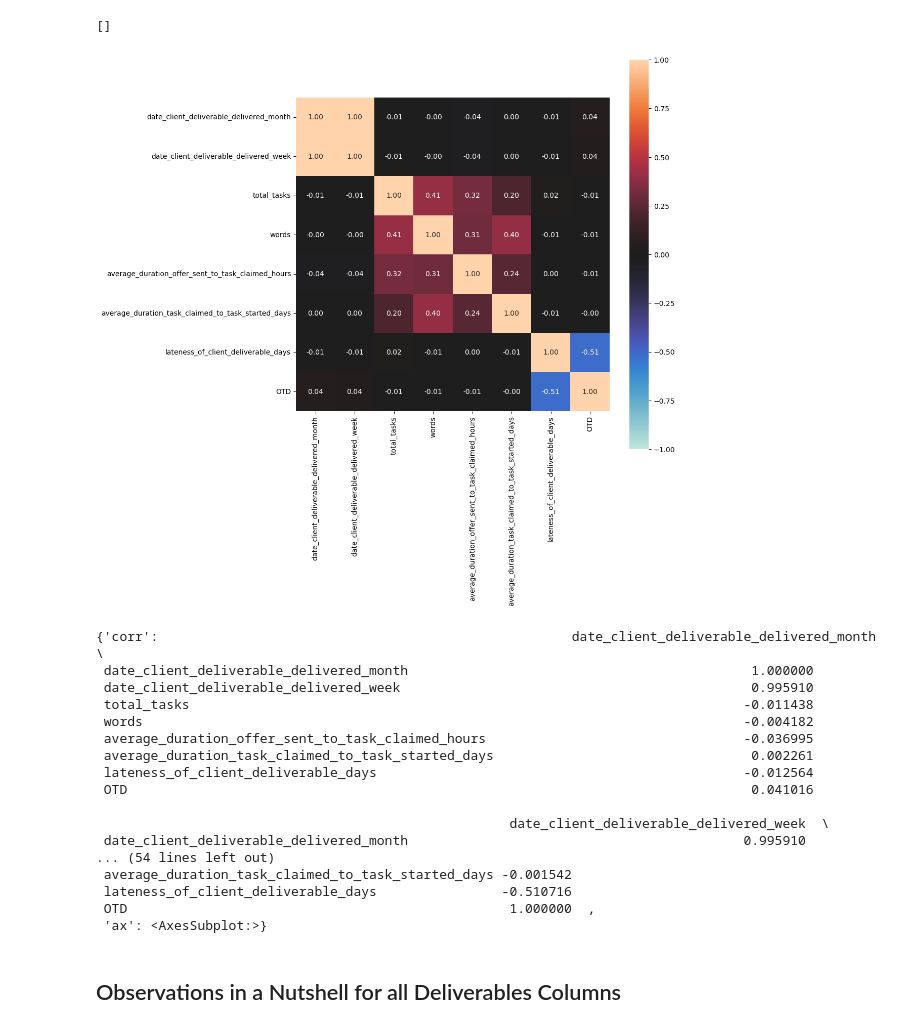
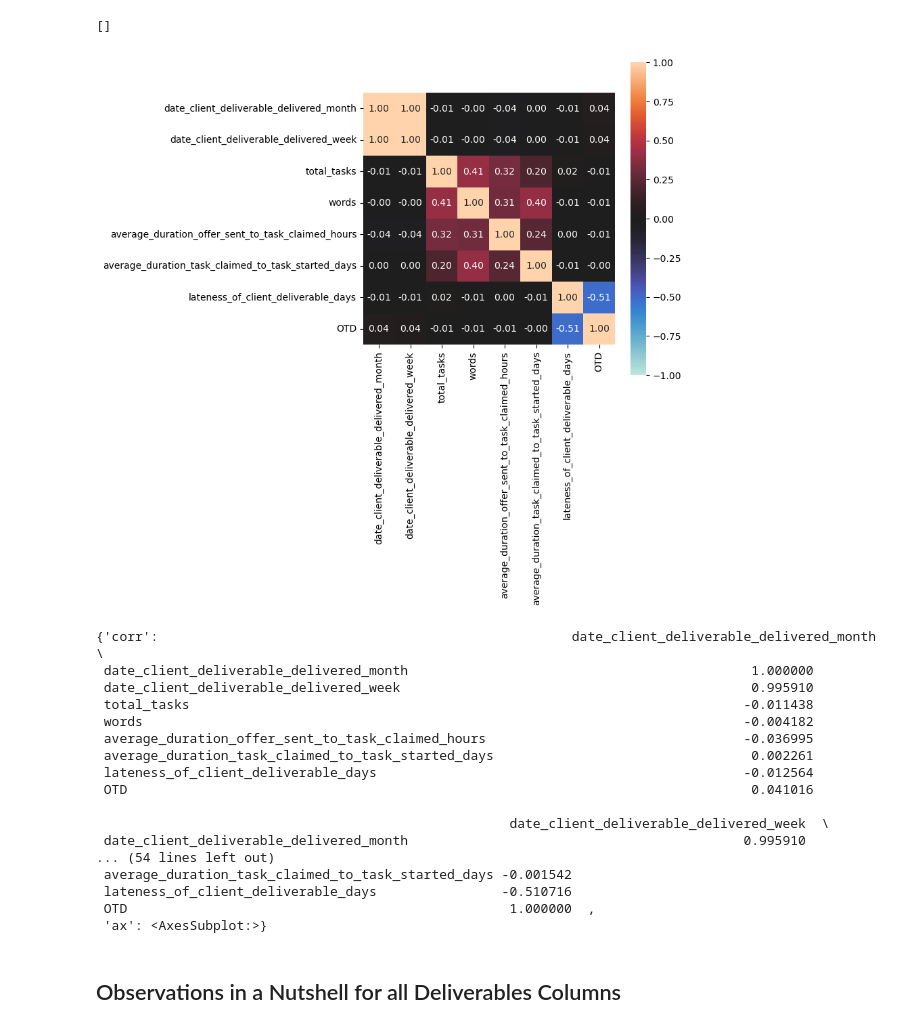
Before and after one commit to mindyng/Take-Homes, a Jupyter notebook: welocalize-sr-da-assessment.ipynb, the cells around one changed output. Saved outputs shown, nothing was run; the diff lists cells and outputs as text; code cells hidden in the pictures.

```diff
--- a/welocalize-sr-da-assessment.ipynb
+++ b/welocalize-sr-da-assessment.ipynb
@@ -507,10 +507,10 @@ categorical_features
 # %% [output]
 []
 # %%
-complete_correlation= associations(deliverables3, figsize=(10,10))
+complete_correlation= associations(deliverables3, figsize=(6,6))
 complete_correlation
 # %% [output]
-[figure, old version]
+[figure, new version]
 {'corr':                                                     date_client_deliverable_delivered_month  \
  date_client_deliverable_delivered_month                                            1.000000
  date_client_deliverable_delivered_week                                             0.995910
```
Also changed, not shown: parts of 6 cells of this notebook.
